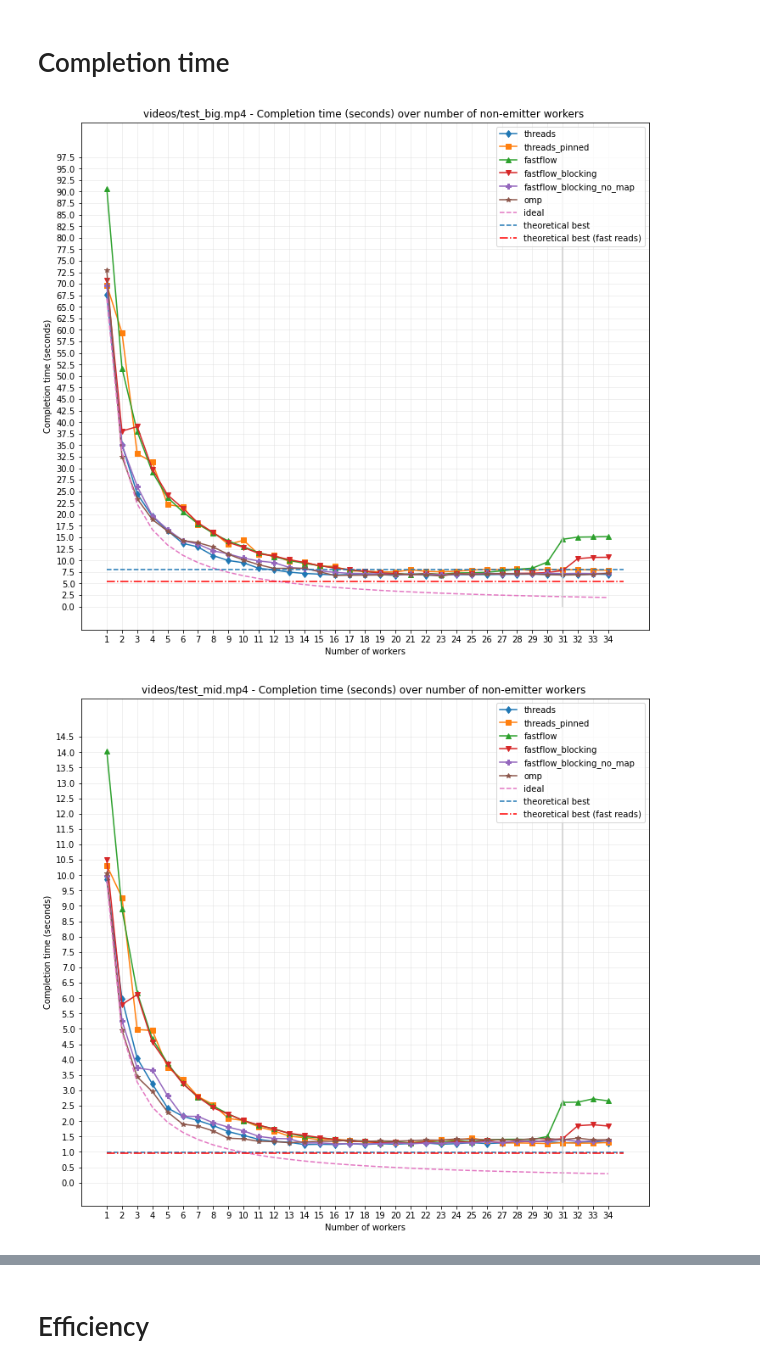
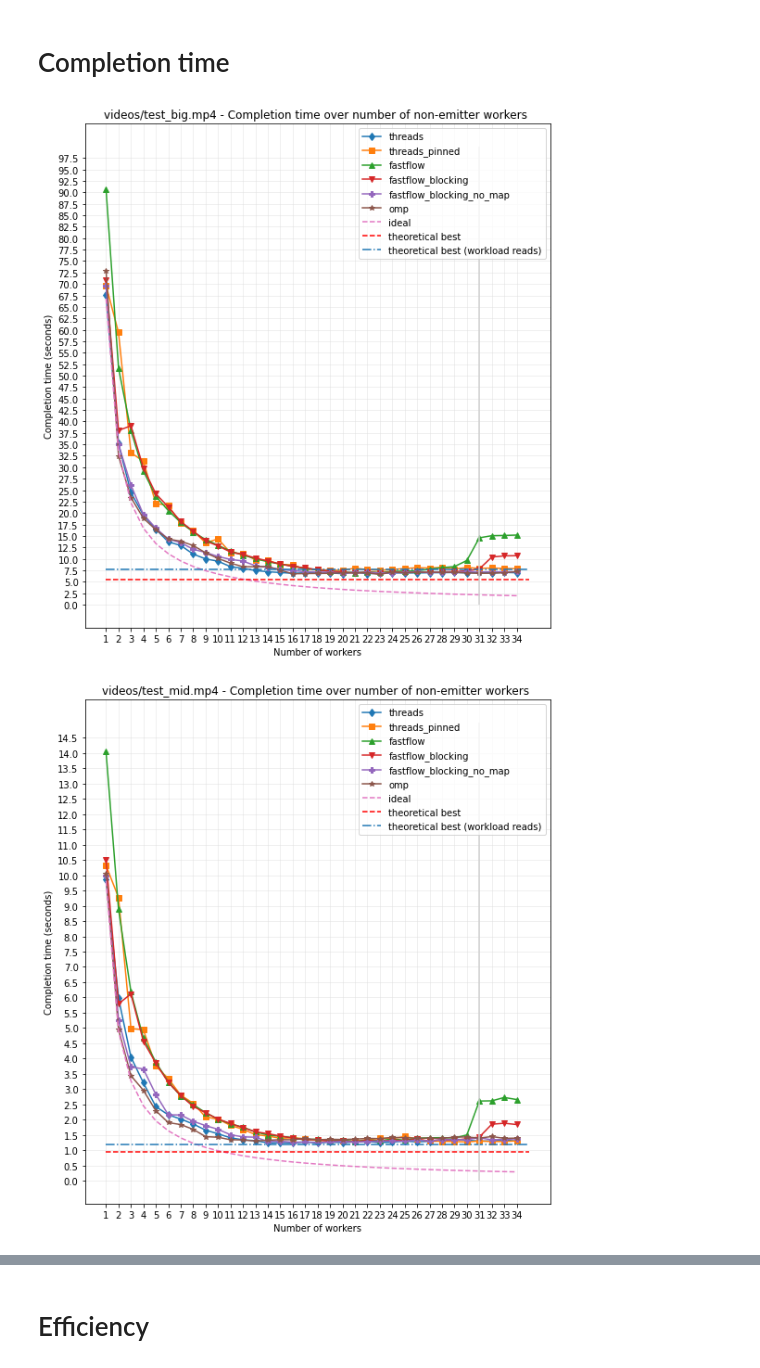
Before and after one commit to iwilare/video-motion-detection, a Jupyter notebook: plot/plot.ipynb, the cells around one changed output, grey strips where cells are left out. Drawn from its saved outputs; the diff is of its cells as text; code cells hidden in the pictures.

```diff
--- a/plot/plot.ipynb
+++ b/plot/plot.ipynb
@@ -44,11 +44,12 @@ sequentials['frames'] = [816,431,227]
 # %%
 works, fasts = [], []
 for i, f in enumerate(filenames):
+    fast = pd.read_csv(f"../data/fast_read_{crop_slash(f)}.csv").head(-2).tail(-2)
+    work = pd.read_csv(f"../data/work_read_{crop_slash(f)}.csv").head(-2).tail(-2)
+    #if i != 2:
     plt.subplot(3, 1, i+1)
     plt.gcf().tight_layout()
-    plt.gcf().set_size_inches(10, 10)
-    fast = pd.read_csv(f"../data/fast_read_{crop_slash(f)}.csv").head(-2).tail(-2)
-    work = pd.read_csv(f"../data/work_read_{crop_slash(f)}.csv").head(-2).tail(-2)
+    plt.gcf().set_size_inches(10, 8)
     line, = plt.plot(work,label='work read with grey + blur + diff workload')
     plt.hlines(work['time'].mean(), xmin=0, xmax=len(work), color='red', linestyles="-.", label='work average')
     line, = plt.plot(fast,label='fast successive reads')
@@ -58,14 +59,15 @@ for i, f in enumerate(filenames):
     if i == 2:
         plt.xlabel("Frame number")
     plt.title(f"{f} - Read timings")
-    print(f,int(work['time'].mean()),int(fast['time'].mean()))
+
+    print(f,int(work['time'].mean()),int(fast['time'].mean()),100*(1-int(fast['time'].mean())/int(work['time'].mean())),'%')
 
     works += [int(work['time'].mean())]
     fasts += [int(fast['time'].mean())]
 
-sequentials['work_read_time'] = works
+sequentials['work_read_time'] = sequentials['read_time']
 sequentials['fast_read_time'] = fasts
 
-plt.savefig(f'read_timings.svg')
+#plt.savefig(f'read_timings.svg')
 plt.show()
 # %% [output]
@@ -76,8 +78,11 @@ videos/test_small.mp4 1077 1040
+# %%
+def size(): plt.gcf().set_size_inches(9, 10)
 # %% [markdown]
 # Speedup
 # %%
+s = "Video name & max speedup fast & max speedup work\n"
 for f in filenames:
-    plt.gcf().set_size_inches(12, 11)
+    size()
     def seq(n): return sequentials[sequentials['filename'] == f][n].values[0]
 
     max_speedup_fast = seq('total_time') / (seq('init_time') + seq('fast_read_time') * seq('frames'))
@@ -86,6 +91,8 @@ for f in filenames:
     serial_time = seq('init_time') + seq('read_time') * seq('frames')
     serial_fraction = serial_time / seq('total_time')
     max_speedup = 1 / serial_fraction
+
+    s += f"{f} & {max_speedup_fast} & {max_speedup_work}\n"
 
     for p, m, d in programs:
         y = seq('total_time')/df[(df['name'] == 'bin/'+p) & (df['filename'] == f)]['avg']
@@ -97,8 +104,8 @@ for f in filenames:
     plt.gca().get_yaxis().get_major_formatter().labelOnlyBase = False
     plt.vlines(32, ymin=1, ymax=31, color='#d0d0d0', linestyle='-')
 
-    plt.hlines(max_speedup_work, xmin=1, xmax=35, linestyle='--', label='theoretical best')
-    plt.hlines(max_speedup_fast, xmin=1, xmax=35, linestyle='-.', color='red', label='theoretical best (fast reads)')
+    plt.hlines(max_speedup_fast, xmin=1, xmax=35, linestyle='--', color='red', label='theoretical best')
+    plt.hlines(max_speedup_work, xmin=1, xmax=35, linestyle='-.', label='theoretical best (workload reads)')
 
     plt.plot(all_n_workers, all_n_workers, '--', label='ideal')
     plt.xticks(all_n_workers)
@@ -107,6 +114,8 @@ for f in filenames:
     plt.ylabel("Speedup")
     plt.xlabel("Number of workers")
     plt.title(f"{f} - Speedup over number of non-emitter workers ")
-    plt.savefig(f'speedup_{crop_slash(f)}.svg')
+    plt.savefig(f'speedup_{crop_slash(f)}.svg',bbox_inches='tight')
     plt.show()
+
+print(s)
 # %% [output]
@@ -116,41 +129,46 @@ for f in filenames:
 # %% [markdown]
 # Completion time
 # %%
+s = "Video name & min completion time fast & min completion time work\n"
 for f in filenames:
-    plt.gcf().set_size_inches(12, 11)
+    size()
     def seq(n): return sequentials[sequentials['filename'] == f][n].values[0]
 
     min_completion_time_work = seq('init_time') + seq('work_read_time') * seq('frames')
     min_completion_time_fast = seq('init_time') + seq('fast_read_time') * seq('frames')
+
+    s += f"{f} & {min_completion_time_fast} & {min_completion_time_work}\n"
 
     for p, m, d in programs:
         data = df[(df['name'] == 'bin/'+p) & (df['filename'] == f)]
         y = data['avg']
         #e = df[(df['name'] == p) & (df['filename'] == f)]['std']
         plt.plot(all_n_workers, y/1e6, d, label=p, marker=m)
     plt.grid(color='#e0e0e0', linestyle='-', linewidth=0.5)
     plt.plot(all_n_workers, seq('total_time')/1e6/all_n_workers, '--', label='ideal')
     plt.xticks(all_n_workers)
 
-    plt.hlines(min_completion_time_work/1e6, xmin=1, xmax=35, linestyle='--', label='theoretical best')
-    plt.hlines(min_completion_time_fast/1e6, xmin=1, xmax=35, linestyle='-.', color='red', label='theoretical best (fast reads)')
+    plt.hlines(min_completion_time_fast/1e6, xmin=1, xmax=35, linestyle='--', color='red', label='theoretical best')
+    plt.hlines(min_completion_time_work/1e6, xmin=1, xmax=35, linestyle='-.', label='theoretical best (workload reads)')
 
     if f == 'videos/test_big.mp4':
         plt.yticks([x*2.5 for x in range(0,40,1)])
         plt.vlines(31, ymin=0, ymax=40*2.5, color='#d0d0d0', linestyle='-')
     if f == 'videos/test_mid.mp4':
         plt.yticks([x*0.5 for x in range(0,30,1)])
         plt.vlines(31, ymin=0, ymax=30*0.5, color='#d0d0d0', linestyle='-')
     if f == 'videos/test_small.mp4':
         plt.yticks([x*0.1 for x in range(0,35,1)])
         plt.vlines(31, ymin=0, ymax=35*0.1, color='#d0d0d0', linestyle='-')
 
     plt.legend()
     plt.ylabel("Completion time (seconds)")
     plt.xlabel("Number of workers")
-    plt.title(f"{f} - Completion time (seconds) over number of non-emitter workers ")
-    plt.savefig(f'completion_time_{crop_slash(f)}.svg')
+    plt.title(f"{f} - Completion time over number of non-emitter workers ")
+    plt.savefig(f'completion_time_{crop_slash(f)}.svg',bbox_inches='tight')
     plt.show()
+
+print(s)
 # %% [output]
-[figure, old version]
+[figure, new version]
-[figure, old version]
+[figure, new version]
```
Also changed, not shown: parts of 6 cells of this notebook, 3 other files.
